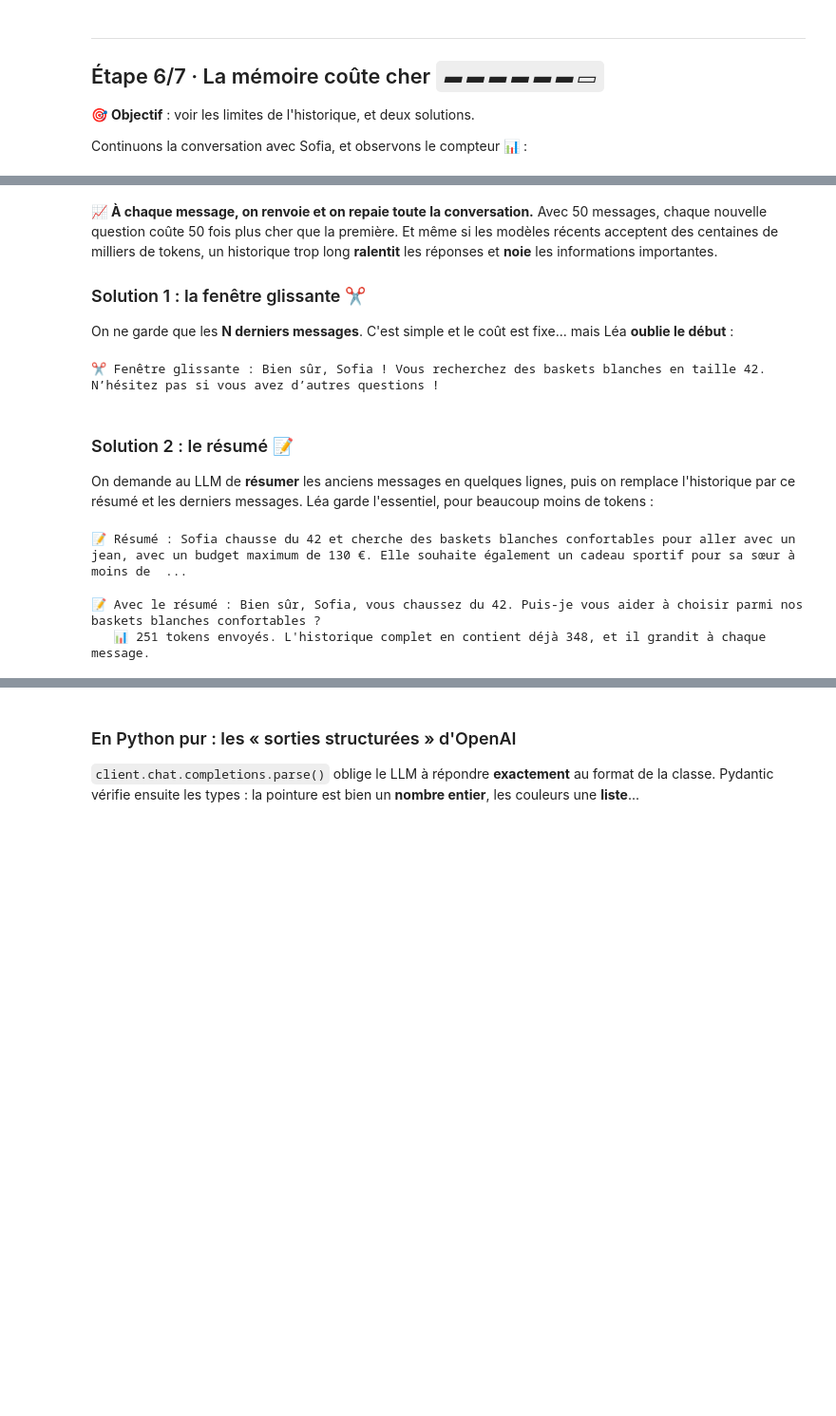
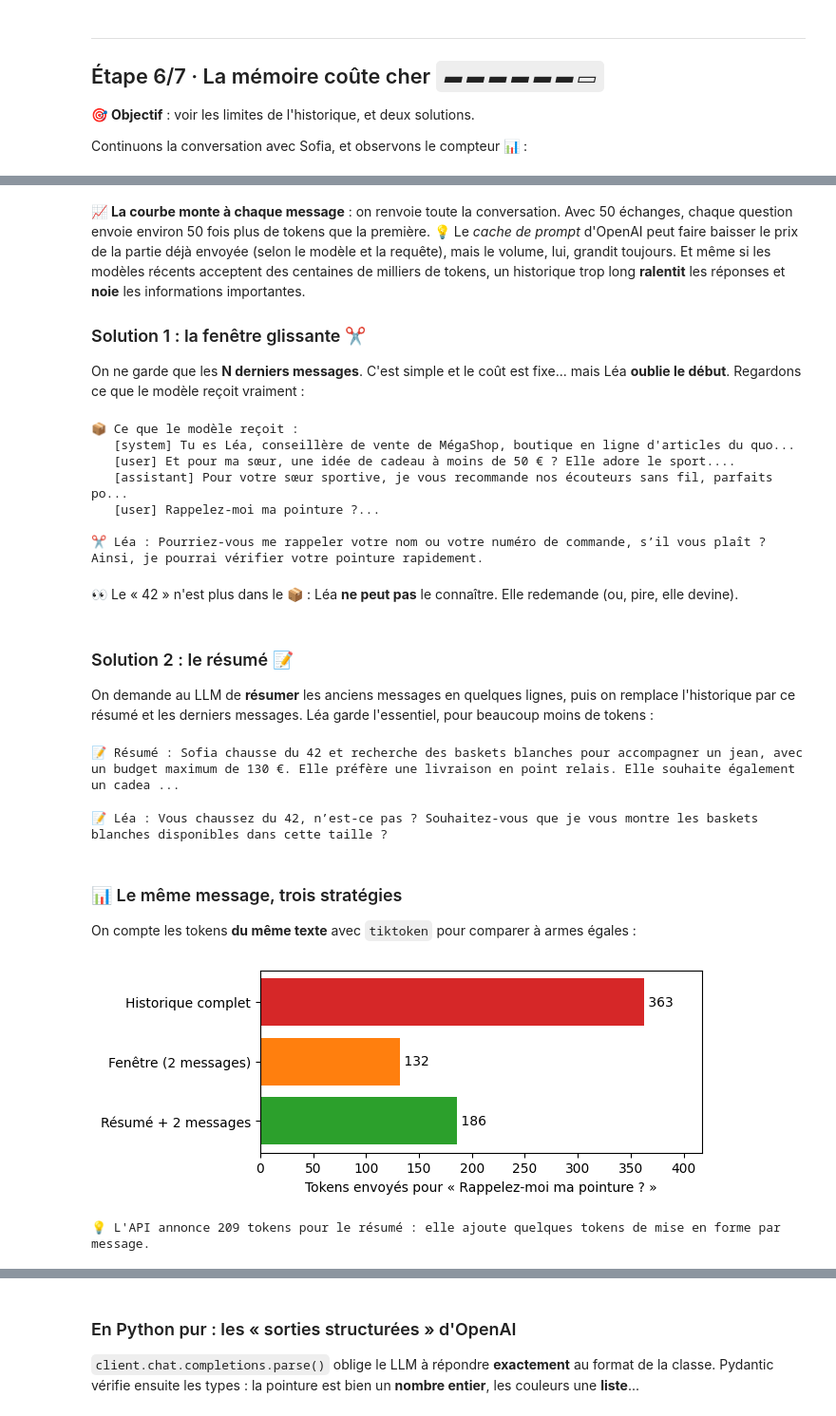
Before and after one commit to Sergetouvoly/UnderstandAiAgent, a Jupyter notebook: notebook_1_llm_et_memoire.ipynb, the cells around one changed output, grey strips where cells are left out. Shown at 95% size. Cells and saved outputs as stored; diff of their text form; code cells hidden in the pictures; blank space fills up the shorter version.

```diff
--- a/notebook_1_llm_et_memoire.ipynb
+++ b/notebook_1_llm_et_memoire.ipynb
@@ -329,20 +363,35 @@ discuter("Et pour ma sœur, une idée de cadeau à moins de 50 € ? Elle adore
 # %% [markdown]
-📈 **À chaque message, on renvoie et on repaie toute la conversation.** Avec 50 messages, chaque nouvelle question coûte 50 fois plus cher que la première.
+📈 **La courbe monte à chaque message** : on renvoie toute la conversation. Avec 50 échanges, chaque question envoie environ 50 fois plus de tokens que la première.
+💡 Le *cache de prompt* d'OpenAI peut faire baisser le prix de la partie déjà envoyée (selon le modèle et la requête), mais le volume, lui, grandit toujours.
 Et même si les modèles récents acceptent des centaines de milliers de tokens, un historique trop long **ralentit** les réponses et **noie** les informations importantes.
 
 ### Solution 1 : la fenêtre glissante ✂️
 
-On ne garde que les **N derniers messages**. C'est simple et le coût est fixe... mais Léa **oublie le début** :
+On ne garde que les **N derniers messages**. C'est simple et le coût est fixe... mais Léa **oublie le début**. Regardons ce que le modèle reçoit vraiment :
 # %%
-def fenetre_glissante(messages, n=4):
+def fenetre_glissante(messages, n=2):
     """Garde le prompt système + les n derniers messages."""
     return [messages[0]] + messages[1:][-n:]
 
-courte = fenetre_glissante(historique) + [{"role": "user", "content": "Rappelez-moi mon prénom et ma pointure ?"}]
+question = {"role": "user", "content": "Rappelez-moi ma pointure ?"}
+courte = fenetre_glissante(historique) + [question]
+
+print("📦 Ce que le modèle reçoit :")
+for m in courte:
+    print(f"   [{m['role']}] {m['content'][:80]}...".replace("\n", " "))
+
 r = client.chat.completions.create(model=MODELE, messages=courte)
-print("✂️ Fenêtre glissante :", r.choices[0].message.content)
+print("\n✂️ Léa :", r.choices[0].message.content)
 # %% [output]
-✂️ Fenêtre glissante : Bien sûr, Sofia ! Vous recherchez des baskets blanches en taille 42. N’hésitez pas si vous avez d’autres questions !
+📦 Ce que le modèle reçoit :
+   [system] Tu es Léa, conseillère de vente de MégaShop, boutique en ligne d'articles du quo...
+   [user] Et pour ma sœur, une idée de cadeau à moins de 50 € ? Elle adore le sport....
+   [assistant] Pour votre sœur sportive, je vous recommande nos écouteurs sans fil, parfaits po...
+   [user] Rappelez-moi ma pointure ?...
+
+✂️ Léa : Pourriez-vous me rappeler votre nom ou votre numéro de commande, s’il vous plaît ? Ainsi, je pourrai vérifier votre pointure rapidement.
+# %% [markdown]
+👀 Le « 42 » n'est plus dans le 📦 : Léa **ne peut pas** le connaître. Elle redemande (ou, pire, elle devine).
 # %% [markdown]
 ### Solution 2 : le résumé 📝
 
@@ -359,17 +408,37 @@ def resumer(messages):
 resume = resumer(historique)
 print("📝 Résumé :", resume)
 # %% [output]
-📝 Résumé : Sofia chausse du 42 et cherche des baskets blanches confortables pour aller avec un jean, avec un budget maximum de 130 €. Elle souhaite également un cadeau sportif pour sa sœur à moins de  ...
+📝 Résumé : Sofia chausse du 42 et recherche des baskets blanches pour accompagner un jean, avec un budget maximum de 130 €. Elle préfère une livraison en point relais. Elle souhaite également un cadea ...
 # %%
 compacte = [historique[0], {"role": "system", "content": f"Résumé de la conversation : {resume}"},
-            *historique[-2:], {"role": "user", "content": "Rappelez-moi mon prénom et ma pointure ?"}]
+            *historique[-2:], question]
 r = client.chat.completions.create(model=MODELE, messages=compacte)
-print("📝 Avec le résumé :", r.choices[0].message.content)
-complet = sum(len(encodeur.encode(m["content"])) for m in historique)
-print(f"   📊 {r.usage.prompt_tokens} tokens envoyés. L'historique complet en contient déjà {complet}, et il grandit à chaque message.")
+print("📝 Léa :", r.choices[0].message.content)
 # %% [output]
-📝 Avec le résumé : Bien sûr, Sofia, vous chaussez du 42. Puis-je vous aider à choisir parmi nos baskets blanches confortables ?
-   📊 251 tokens envoyés. L'historique complet en contient déjà 348, et il grandit à chaque message.
+📝 Léa : Vous chaussez du 42, n’est-ce pas ? Souhaitez-vous que je vous montre les baskets blanches disponibles dans cette taille ?
+# %% [markdown]
+### 📊 Le même message, trois stratégies
+
+On compte les tokens **du même texte** avec `tiktoken` pour comparer à armes égales :
+# %%
+def compter(messages):
+    return sum(len(encodeur.encode(m["content"])) for m in messages)
+
+strategies = {"Historique complet": historique + [question],
+              "Fenêtre (2 messages)": courte,
+              "Résumé + 2 messages": compacte}
+tailles = {nom: compter(msgs) for nom, msgs in strategies.items()}
+
+plt.figure(figsize=(6, 2.5))
+plt.barh(list(tailles), list(tailles.values()), color=["tab:red", "tab:orange", "tab:green"])
+for i, t in enumerate(tailles.values()):
+    plt.text(t, i, f" {t}", va="center")
+plt.xlim(0, max(tailles.values()) * 1.15); plt.gca().invert_yaxis(); plt.xlabel("Tokens envoyés pour « Rappelez-moi ma pointure ? »")
+plt.show()
+print(f"💡 L'API annonce {r.usage.prompt_tokens} tokens pour le résumé : elle ajoute quelques tokens de mise en forme par message.")
+# %% [output]
+[figure, added]
+💡 L'API annonce 209 tokens pour le résumé : elle ajoute quelques tokens de mise en forme par message.
 # %% [markdown]
 ✅ **À retenir**
 
```
Also changed, not shown: parts of 26 cells of this notebook, 5 other files.
